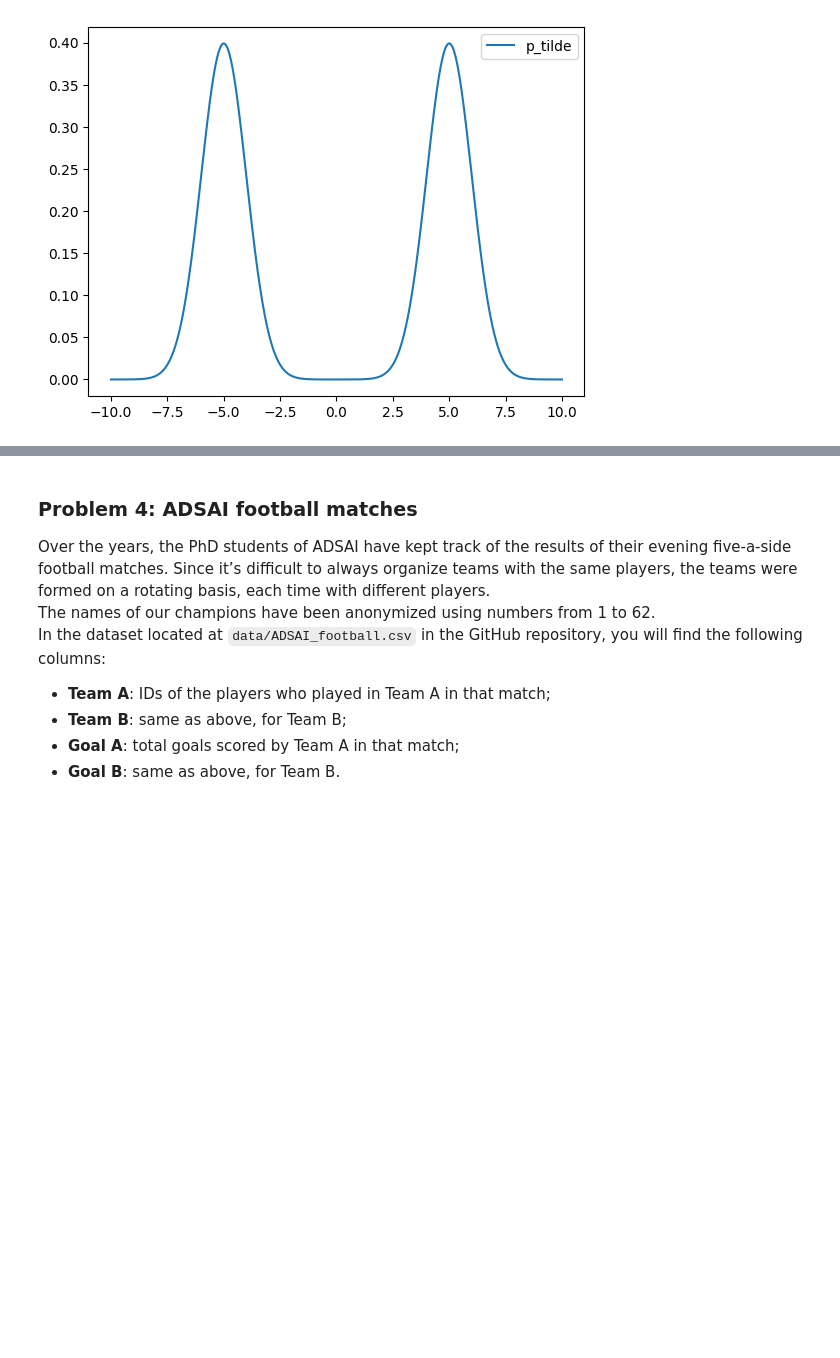
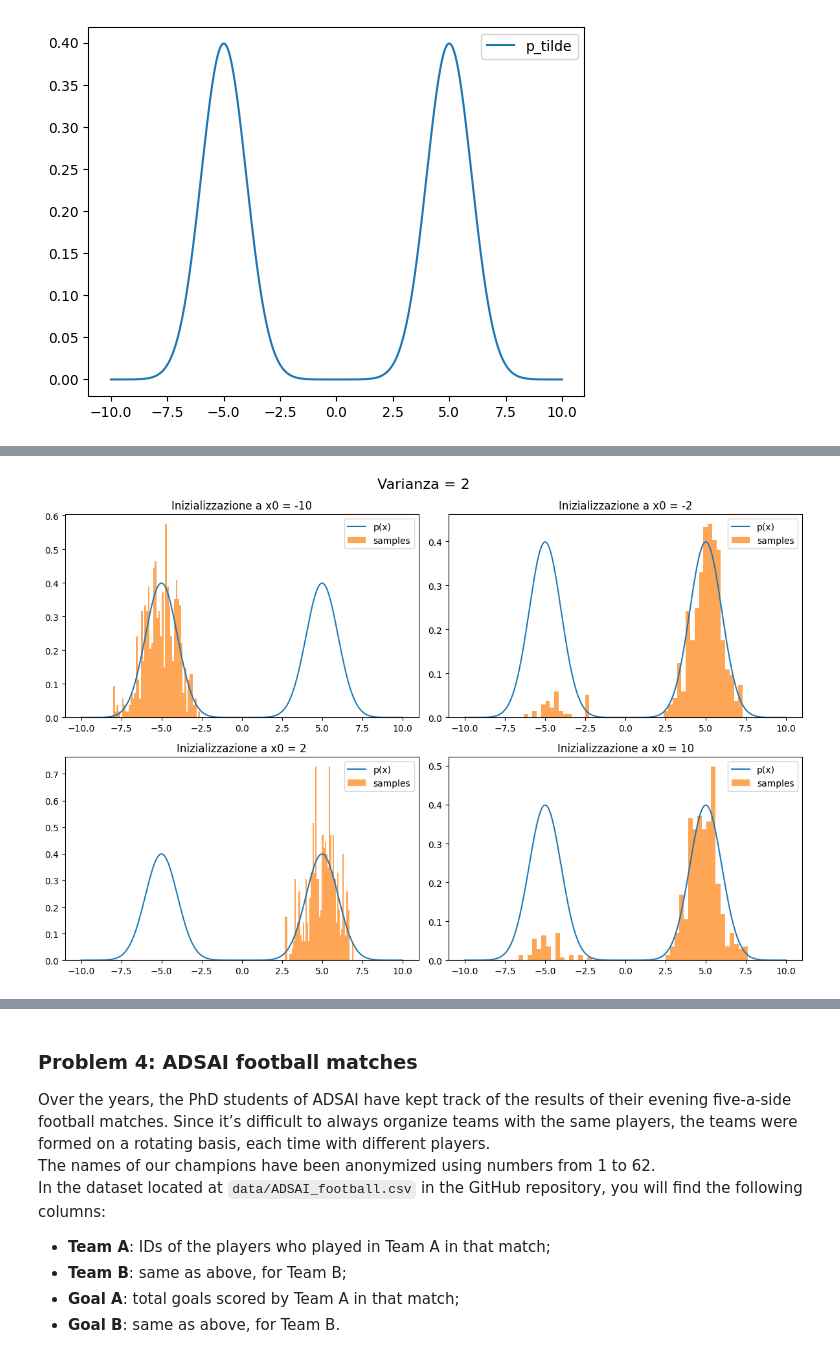
Before and after one commit to TommasoPiscitelli/PML2025, a Jupyter notebook: Homeworks/Homework_2.ipynb, the cells around one changed output, grey strips where cells are left out. Saved outputs shown, nothing was run; the diff lists cells and outputs as text; code cells hidden in the pictures; blank space fills up the shorter version.

```diff
--- a/Homeworks/Homework_2.ipynb
+++ b/Homeworks/Homework_2.ipynb
@@ -256,0 +315,28 @@ plt.show()
+# %%
+fig, axs = plt.subplots(2, 2, figsize=(12, 8))
+plt.suptitle('Varianza = 2', fontsize=16)
+
+axs[0, 0].plot(t, p_tilde(t), label='p(x)')
+axs[0, 0].hist(y_1, bins=50, density=True, alpha=0.7, label='samples')
+axs[0, 0].set_title('Inizializzazione a x0 = -10')
+axs[0, 0].legend()
+
+axs[0, 1].plot(t, p_tilde(t), label='p(x)')
+axs[0, 1].hist(y_2, bins=50, density=True, alpha=0.7, label='samples')
+axs[0, 1].set_title('Inizializzazione a x0 = -2')
+axs[0, 1].legend()
+
+axs[1, 0].plot(t, p_tilde(t), label='p(x)')
+axs[1, 0].hist(y_3, bins=50, density=True, alpha=0.7, label='samples')
+axs[1, 0].set_title('Inizializzazione a x0 = 2')
+axs[1, 0].legend()
+
+axs[1, 1].plot(t, p_tilde(t), label='p(x)')
+axs[1, 1].hist(y_4, bins=50, density=True, alpha=0.7, label='samples')
+axs[1, 1].set_title('Inizializzazione a x0 = 10')
+axs[1, 1].legend()
+
+plt.tight_layout()
+plt.show()
+# %% [output]
+[figure, added]
```
Also changed, not shown: parts of 7 cells of this notebook.
